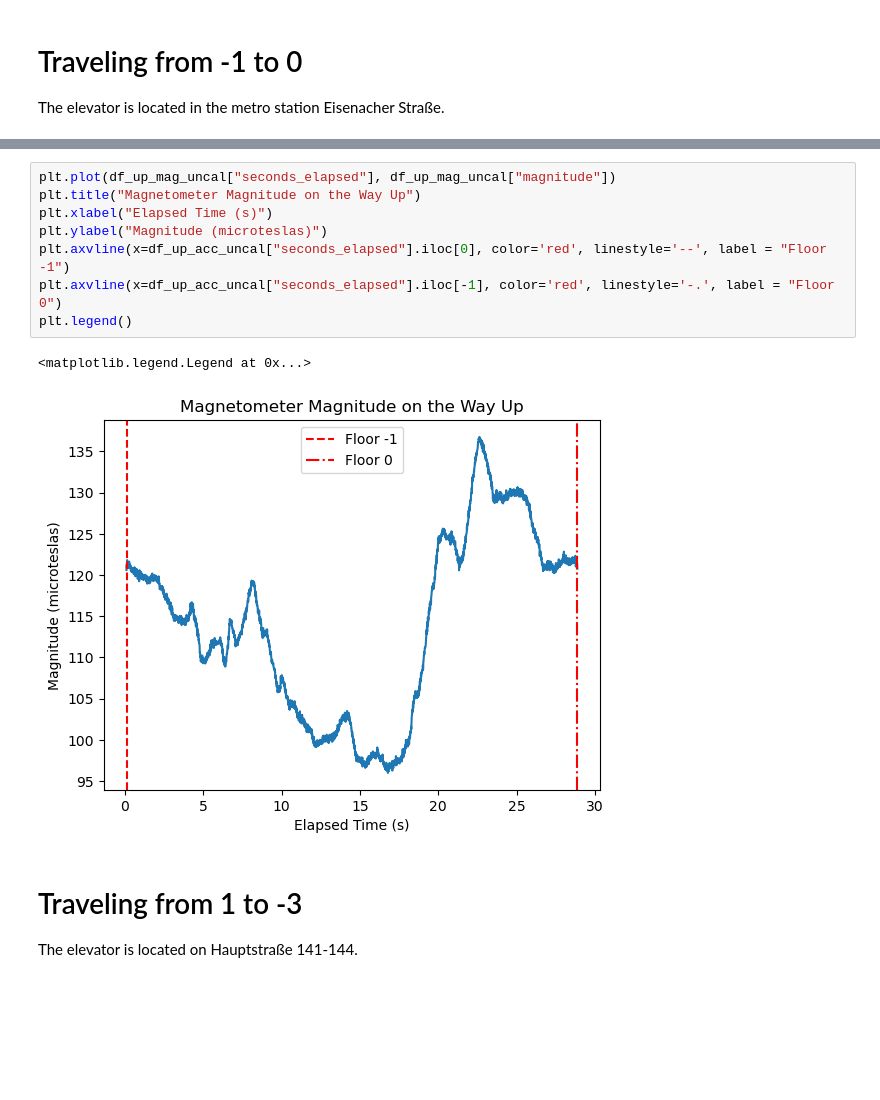
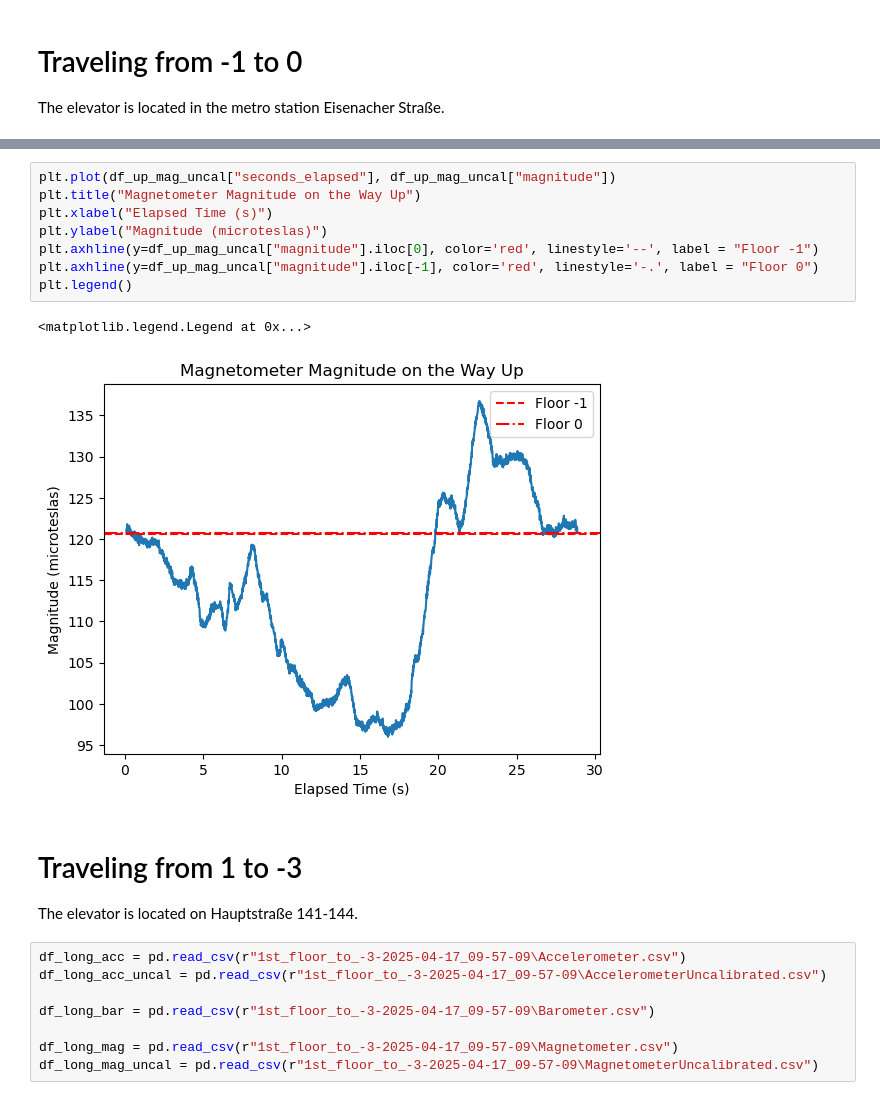
Before and after one commit to AnnaStiegler/Elevator_Height_Detection, a Jupyter notebook: start_task.ipynb, the cells around one changed output, grey strips where cells are left out. Cells and saved outputs as stored; diff of their text form; blank space fills up the shorter version.

```diff
--- a/start_task.ipynb
+++ b/start_task.ipynb
@@ -106,15 +133,23 @@ plt.legend()
 # %%
 plt.plot(df_up_mag_uncal["seconds_elapsed"], df_up_mag_uncal["magnitude"])
 plt.title("Magnetometer Magnitude on the Way Up")
 plt.xlabel("Elapsed Time (s)")
 plt.ylabel("Magnitude (microteslas)")
-plt.axvline(x=df_up_acc_uncal["seconds_elapsed"].iloc[0], color='red', linestyle='--', label = "Floor -1")
-plt.axvline(x=df_up_acc_uncal["seconds_elapsed"].iloc[-1], color='red', linestyle='-.', label = "Floor 0")
+plt.axhline(y=df_up_mag_uncal["magnitude"].iloc[0], color='red', linestyle='--', label = "Floor -1")
+plt.axhline(y=df_up_mag_uncal["magnitude"].iloc[-1], color='red', linestyle='-.', label = "Floor 0")
 plt.legend()
 # %% [output]
 <matplotlib.legend.Legend at 0x...>
-[figure, old version]
+[figure, new version]
 # %% [markdown]
 # Traveling from 1 to -3
 
 The elevator is located on Hauptstraße 141-144.
+# %%
+df_long_acc = pd.read_csv(r"1st_floor_to_-3-2025-04-17_09-57-09\Accelerometer.csv")
+df_long_acc_uncal = pd.read_csv(r"1st_floor_to_-3-2025-04-17_09-57-09\AccelerometerUncalibrated.csv")
+
+df_long_bar = pd.read_csv(r"1st_floor_to_-3-2025-04-17_09-57-09\Barometer.csv")
+
+df_long_mag = pd.read_csv(r"1st_floor_to_-3-2025-04-17_09-57-09\Magnetometer.csv")
+df_long_mag_uncal = pd.read_csv(r"1st_floor_to_-3-2025-04-17_09-57-09\MagnetometerUncalibrated.csv")
```
Also changed, not shown: parts of 27 cells of this notebook.
